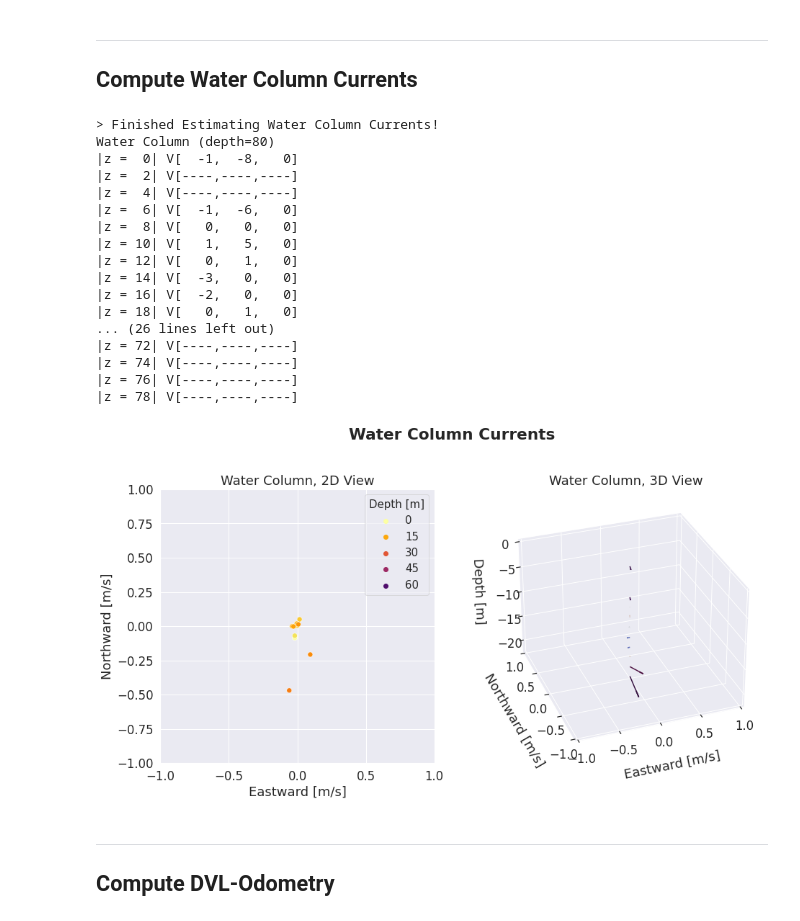
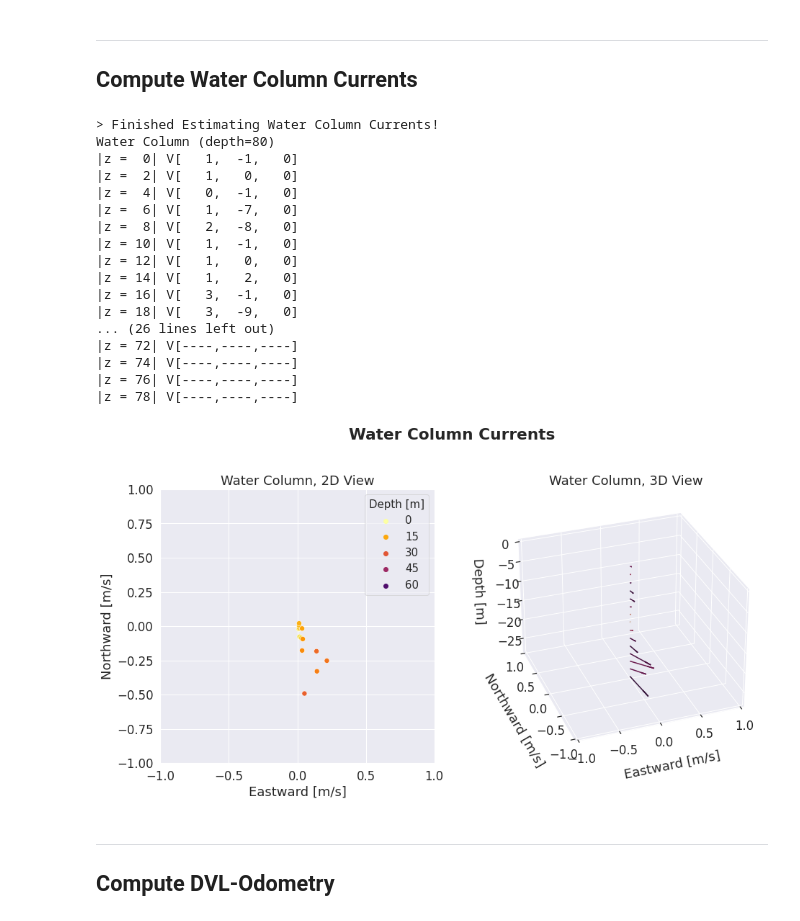
Before and after one commit to gidobot/dvl-nav, a Jupyter notebook: notebook/dvl-navigation-unit770.ipynb, the cells around one changed output. Saved outputs shown, nothing was run; the diff lists cells and outputs as text; code cells hidden in the pictures.

```diff
--- a/notebook/dvl-navigation-unit770.ipynb
+++ b/notebook/dvl-navigation-unit770.ipynb
@@ -220,7 +220,7 @@ for i in range(1,len(ctd_df.Time)):
         count += 1
         dive_dic['dive'+str(count)].append(i-1)
         dive_dic['dive'+str(count+1)] = [i]
-dive_dic['dive'+str(count+1)].append(len(ctd_df.Time))
+dive_dic['dive'+str(count+1)].append(len(ctd_df.Time)-1)
 
 # Create DateTime Column to make it easier to read
 #ctd_df['Time'] = pd.to_datetime(ctd_df['header.stamp.secs'], unit='s')
@@ -509,9 +400,9 @@ water_column = VelocityShearPropagation.WaterColumn(
 for t in range(len(ts.df)):
 
     # only use Vtw from pressure sensor when submerged
-    depth = ts.df.depth[t]
-    pitch = ts.df.pitch[t]
-    roll  = ts.df.roll[t]
+    depth = ts.df.ctd_depth[t]
+    pitch = ts.df.ahrs_pitch[t]
+    roll  = ts.df.ahrs_roll[t]
     if depth > near_surface_filter:
         vtw_u = ts.df.rel_vel_pressure_u[t]
         vtw_v = ts.df.rel_vel_pressure_v[t]
@@ -575,44 +466,44 @@ for t in range(len(ts.df)):
                 voc_ref=voc_ref,
                 direction=direction,
                 pitch=pitch,
                 roll=roll,
             )
 
     # add voc_ref measurement to the water column even if shear list is empty
     elif not voc_ref.is_none():
         water_column.add_shear_node(
             z_true=depth,
             t=t,
             shear_list=[],
             voc_ref=voc_ref,
             direction=direction,
             pitch=pitch,
             roll=roll,
         )
 
 voc_u_list,voc_v_list,voc_w_list, z_list = water_column.compute_averages()
 print("> Finished Estimating Water Column Currents!")
 print(water_column.averages_to_str())
 dvl_plotter.plot_water_column_currents(voc_u_list, voc_v_list, voc_w_list, z_list, save_name='tmp-water-column.png')
 # %% [output]
 > Finished Estimating Water Column Currents!
 Water Column (depth=80)
-|z =  0| V[  -1,  -8,   0]
-|z =  2| V[----,----,----]
-|z =  4| V[----,----,----]
-|z =  6| V[  -1,  -6,   0]
-|z =  8| V[   0,   0,   0]
-|z = 10| V[   1,   5,   0]
-|z = 12| V[   0,   1,   0]
-|z = 14| V[  -3,   0,   0]
-|z = 16| V[  -2,   0,   0]
-|z = 18| V[   0,   1,   0]
+|z =  0| V[   1,  -1,   0]
+|z =  2| V[   1,   0,   0]
+|z =  4| V[   0,  -1,   0]
+|z =  6| V[   1,  -7,   0]
+|z =  8| V[   2,  -8,   0]
+|z = 10| V[   1,  -1,   0]
+|z = 12| V[   1,   0,   0]
+|z = 14| V[   1,   2,   0]
+|z = 16| V[   3,  -1,   0]
+|z = 18| V[   3,  -9,   0]
 ... (26 lines left out)
 |z = 72| V[----,----,----]
 |z = 74| V[----,----,----]
 |z = 76| V[----,----,----]
 |z = 78| V[----,----,----]
-[figure, old version]
+[figure, new version]
 # %% [markdown]
 ---
 <a id='compute-dvl-odometry'></a>
```
Also changed, not shown: parts of 19 cells of this notebook, 1 other file.
